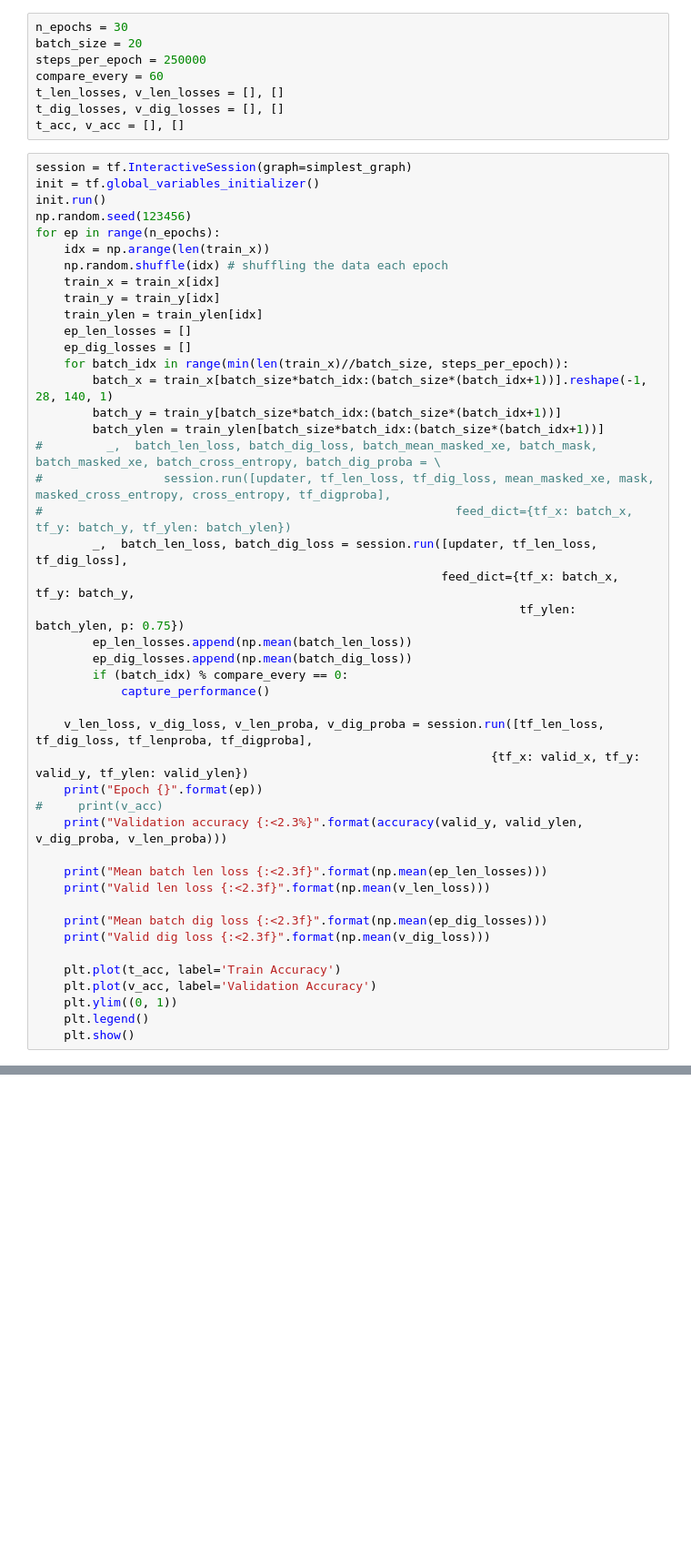
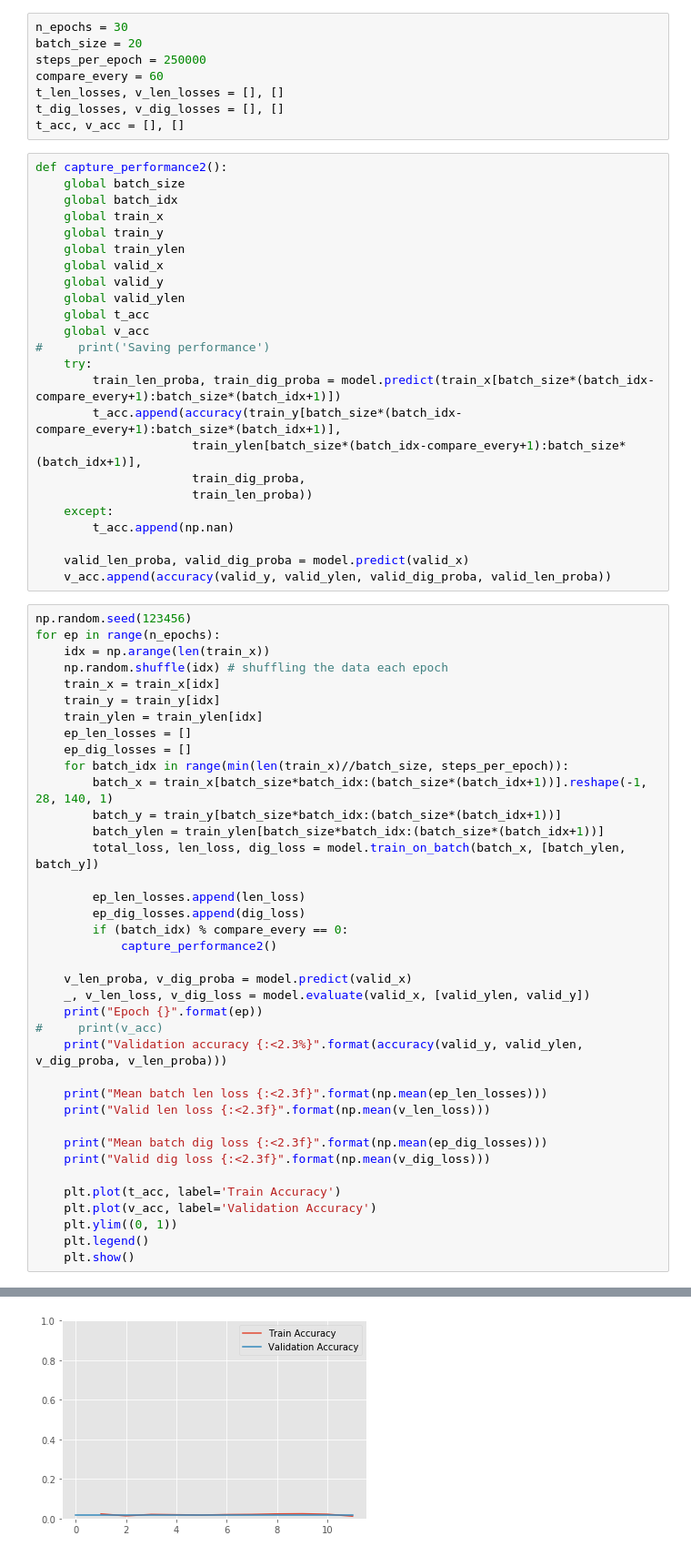
Before and after one commit to idelbrid/SVHN_DeepLearning, a Jupyter notebook: Testing Models on MNIST Synthetic Dataset.ipynb, the cells around one changed output, grey strips where cells are left out. Shown at 91% size. Drawn from its saved outputs; the diff is of its cells as text; blank space fills up the shorter version.

```diff
--- a/Testing Models on MNIST Synthetic Dataset.ipynb
+++ b/Testing Models on MNIST Synthetic Dataset.ipynb
@@ -604,10 +597,31 @@ compare_every = 60
 t_len_losses, v_len_losses = [], []
 t_dig_losses, v_dig_losses = [], []
 t_acc, v_acc = [], []
+# %%
+def capture_performance2():
+    global batch_size
+    global batch_idx
+    global train_x
+    global train_y
+    global train_ylen
+    global valid_x
+    global valid_y
+    global valid_ylen
+    global t_acc
+    global v_acc
+#     print('Saving performance')
+    try:
+        train_len_proba, train_dig_proba = model.predict(train_x[batch_size*(batch_idx-compare_every+1):batch_size*(batch_idx+1)])
+        t_acc.append(accuracy(train_y[batch_size*(batch_idx-compare_every+1):batch_size*(batch_idx+1)],
+                      train_ylen[batch_size*(batch_idx-compare_every+1):batch_size*(batch_idx+1)],
+                      train_dig_proba,
+                      train_len_proba))
+    except:
+        t_acc.append(np.nan)
+
+    valid_len_proba, valid_dig_proba = model.predict(valid_x)
+    v_acc.append(accuracy(valid_y, valid_ylen, valid_dig_proba, valid_len_proba))
 # %%
-session = tf.InteractiveSession(graph=simplest_graph)
-init = tf.global_variables_initializer()
-init.run()
 np.random.seed(123456)
 for ep in range(n_epochs):
     idx = np.arange(len(train_x))
@@ -621,19 +635,15 @@ for ep in range(n_epochs):
         batch_x = train_x[batch_size*batch_idx:(batch_size*(batch_idx+1))].reshape(-1, 28, 140, 1)
         batch_y = train_y[batch_size*batch_idx:(batch_size*(batch_idx+1))]
         batch_ylen = train_ylen[batch_size*batch_idx:(batch_size*(batch_idx+1))]
-#         _,  batch_len_loss, batch_dig_loss, batch_mean_masked_xe, batch_mask, batch_masked_xe, batch_cross_entropy, batch_dig_proba = \
-#                 session.run([updater, tf_len_loss, tf_dig_loss, mean_masked_xe, mask, masked_cross_entropy, cross_entropy, tf_digproba],
-#                                                          feed_dict={tf_x: batch_x, tf_y: batch_y, tf_ylen: batch_ylen})
-        _,  batch_len_loss, batch_dig_loss = session.run([updater, tf_len_loss, tf_dig_loss],
-                                                         feed_dict={tf_x: batch_x, tf_y: batch_y,
-                                                                    tf_ylen: batch_ylen, p: 0.75})
-        ep_len_losses.append(np.mean(batch_len_loss))
-        ep_dig_losses.append(np.mean(batch_dig_loss))
+        total_loss, len_loss, dig_loss = model.train_on_batch(batch_x, [batch_ylen, batch_y])
+
+        ep_len_losses.append(len_loss)
+        ep_dig_losses.append(dig_loss)
         if (batch_idx) % compare_every == 0:
-            capture_performance()
+            capture_performance2()
 
-    v_len_loss, v_dig_loss, v_len_proba, v_dig_proba = session.run([tf_len_loss, tf_dig_loss, tf_lenproba, tf_digproba],
-                                                                {tf_x: valid_x, tf_y: valid_y, tf_ylen: valid_ylen})
+    v_len_proba, v_dig_proba = model.predict(valid_x)
+    _, v_len_loss, v_dig_loss = model.evaluate(valid_x, [valid_ylen, valid_y])
     print("Epoch {}".format(ep))
 #     print(v_acc)
     print("Validation accuracy {:<2.3%}".format(accuracy(valid_y, valid_ylen, v_dig_proba, v_len_proba)))
@@ -649,3 +659,4 @@ for ep in range(n_epochs):
     plt.ylim((0, 1))
     plt.legend()
     plt.show()
+# %% [output]
@@ -651,0 +668 @@ for ep in range(n_epochs):
+[figure, added]
```
Also changed, not shown: parts of 26 cells of this notebook.
